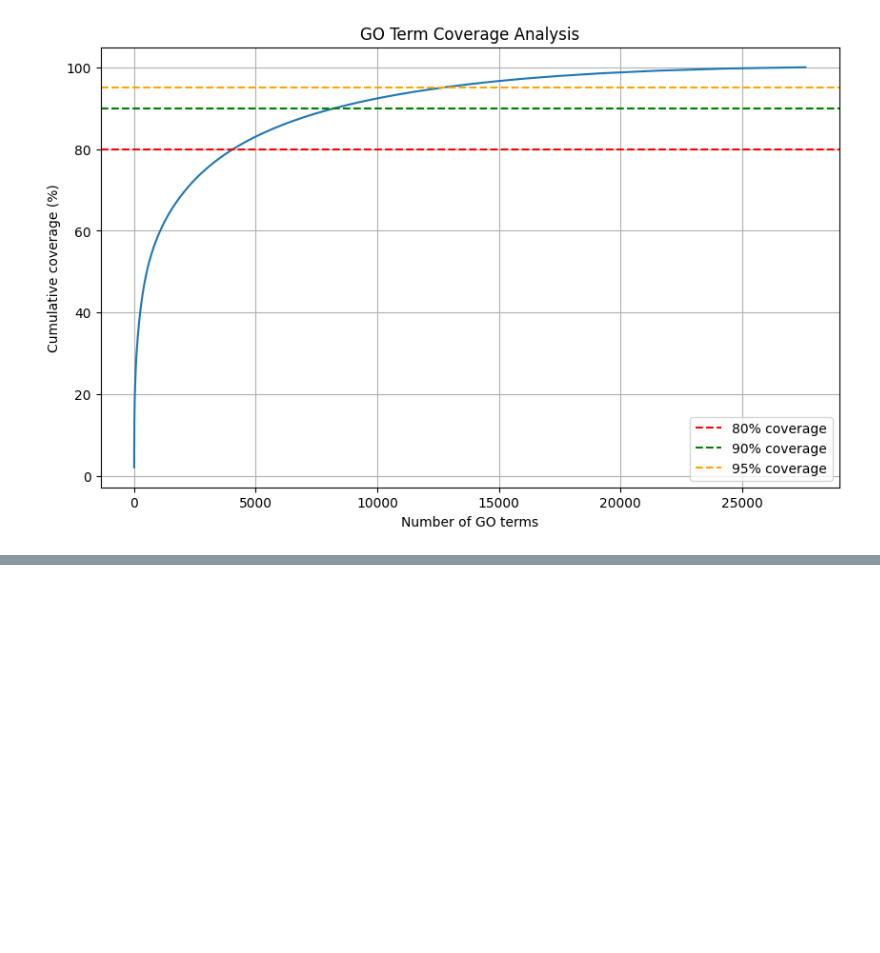
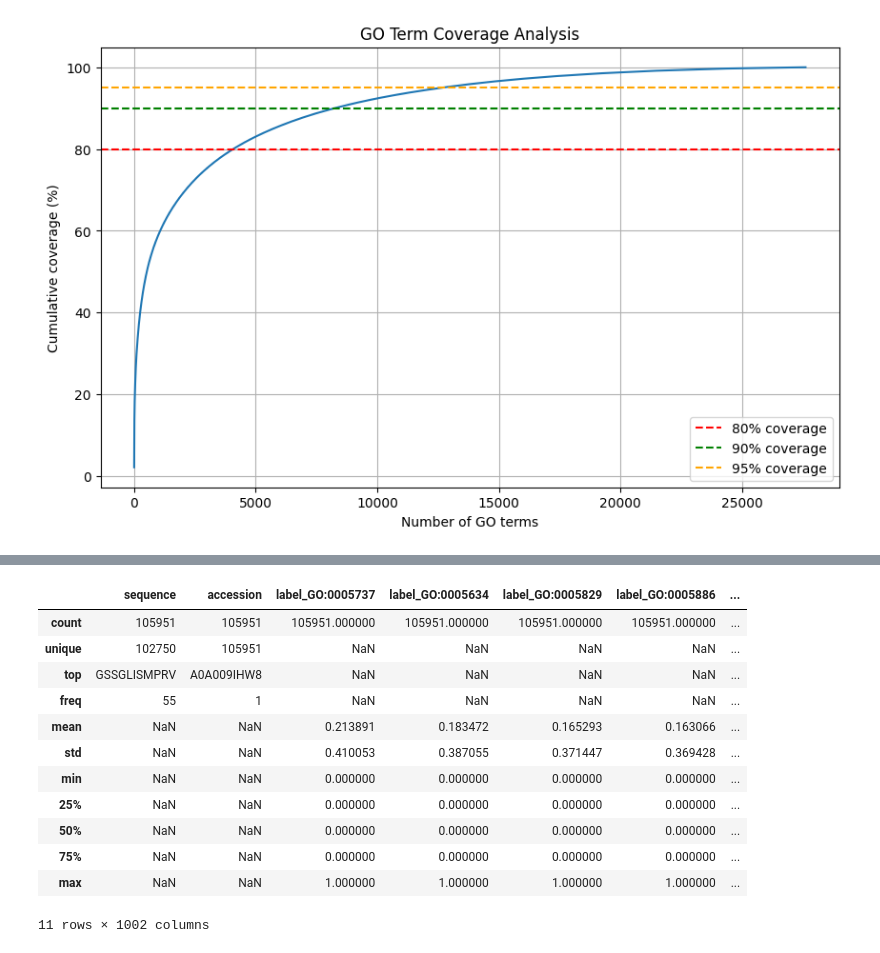
Before and after one commit to cod3astro/ProteinSeq_DL, a Jupyter notebook: notebooks/train.ipynb, the cells around one changed output, grey strips where cells are left out. Saved outputs shown, nothing was run; the diff lists cells and outputs as text; code cells hidden in the pictures; blank space fills up the shorter version.

Commit message:
Training the model

```diff
--- a/notebooks/train.ipynb
+++ b/notebooks/train.ipynb
@@ -473,0 +516,16 @@ Top 27615 terms cover: 100.0% of all GO term instances
+# %%
+print_step_header(10, "LOADING AND VIEWING DATASET")
+from datasets import load_from_disk
+
+print("Loading dataset...")
+mem_before = print_memory_usage("Before loading")
+
+dataset_path = "C:/Users/USER/Documents/cod3astro/ML_AI/ProteinSeq_DL/data/processed/protein_go_dataset"
+dataset = load_from_disk(dataset_path)
+print(f"✓ Loaded: {len(dataset)} proteins")
+
+# Convert to pandas DataFrame
+train_df = dataset.to_pandas()
+
+mem_after = print_memory_usage("After loading")
+print(f"✓ Memory used: {mem_after - mem_before:.3f} GB")
@@ -473,0 +551,16 @@ Top 27615 terms cover: 100.0% of all GO term instances
+# %%
+train_df.describe(include='all')
+# %% [output]
+|  | sequence | accession | label_GO:0005737 | label_GO:0005634 | label_GO:0005829 | label_GO:0005886 | ... |
+| count | 105951 | 105951 | 105951.000000 | 105951.000000 | 105951.000000 | 105951.000000 | ... |
+| unique | 102750 | 105951 | NaN | NaN | NaN | NaN | ... |
+| top | GSSGLISMPRV | A0A009IHW8 | NaN | NaN | NaN | NaN | ... |
+| freq | 55 | 1 | NaN | NaN | NaN | NaN | ... |
+| mean | NaN | NaN | 0.213891 | 0.183472 | 0.165293 | 0.163066 | ... |
+| std | NaN | NaN | 0.410053 | 0.387055 | 0.371447 | 0.369428 | ... |
+| min | NaN | NaN | 0.000000 | 0.000000 | 0.000000 | 0.000000 | ... |
+| 25% | NaN | NaN | 0.000000 | 0.000000 | 0.000000 | 0.000000 | ... |
+| 50% | NaN | NaN | 0.000000 | 0.000000 | 0.000000 | 0.000000 | ... |
+| 75% | NaN | NaN | 0.000000 | 0.000000 | 0.000000 | 0.000000 | ... |
+| max | NaN | NaN | 1.000000 | 1.000000 | 1.000000 | 1.000000 | ... |
+11 rows × 1002 columns
```
Also changed, not shown: parts of 12 cells of this notebook.
